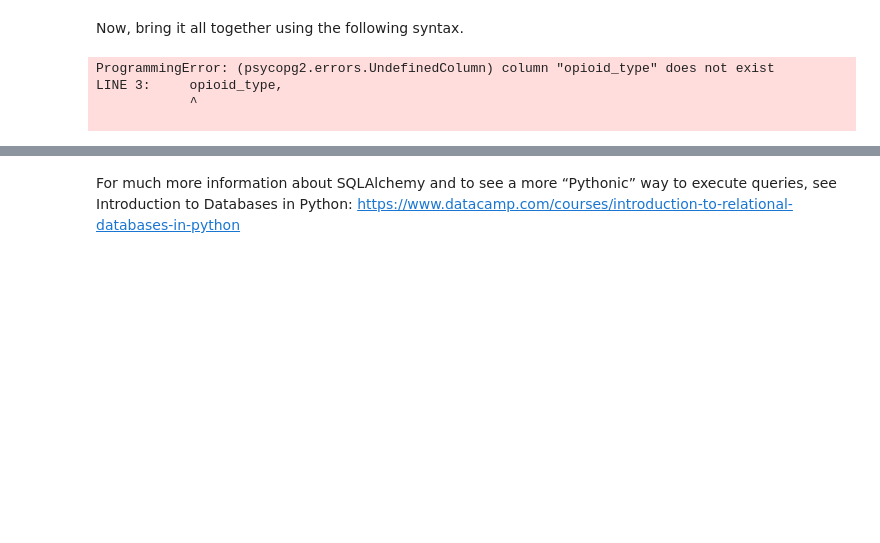
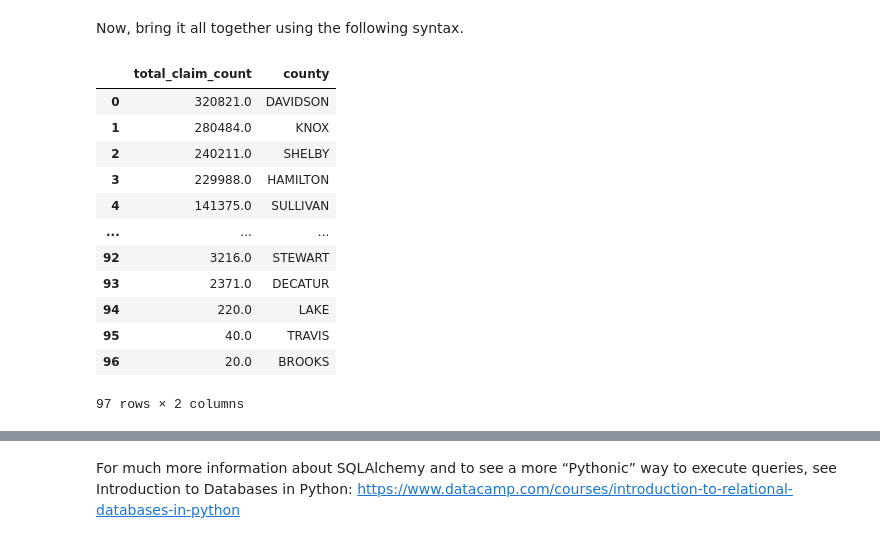
Before and after one commit to NSS-Data-Analytics-Cohort-13/prescribers-python-project-team_scrooged, a Jupyter notebook: notebooks/prescribers.ipynb, the cells around one changed output, grey strips where cells are left out. Drawn from its saved outputs; the diff is of its cells as text; code cells hidden in the pictures; blank space fills up the shorter version.

Commit message:
Finished question 4, starting to provide assistance on number 1

```diff
--- a/notebooks/prescribers.ipynb
+++ b/notebooks/prescribers.ipynb
@@ -45,12 +35,42 @@ ORDER BY
+# %%
+#Question 4
+
+county_claim = '''SELECT 	SUM(p2.total_claim_count) AS total_claim_count
+	,	fc.county
+FROM zip_fips AS zf
+	INNER JOIN prescriber AS p1
+		ON zf.zip = p1.nppes_provider_zip5
+	INNER JOIN (SELECT  total_claim_count
+					,	npi
+				FROM prescription
+				WHERE drug_name IN
+					(	SELECT 	drug_name
+						FROM 	drug
+						WHERE 	opioid_drug_flag = 'Y'))
+						AS p2
+					USING (npi)
+	INNER JOIN fips_county AS fc
+		USING (fipscounty)
+GROUP BY fc.county
+ORDER BY total_claim_count DESC'''
 # %% [markdown]
 Now, bring it all together using the following syntax.
 # %%
 with engine.connect() as connection:
-    people = pd.read_sql(text(query), con = connection)
+    tcc = pd.read_sql(text(county_claim), con = connection)
 
-people.head()
+tcc
 # %% [output]
+|  | total_claim_count | county |
+| 0 | 320821.0 | DAVIDSON |
+| 1 | 280484.0 | KNOX |
+| 2 | 240211.0 | SHELBY |
+| 3 | 229988.0 | HAMILTON |
+| 4 | 141375.0 | SULLIVAN |
+| ... | ... | ... |
+| 92 | 3216.0 | STEWART |
+| 93 | 2371.0 | DECATUR |
+| 94 | 220.0 | LAKE |
+| 95 | 40.0 | TRAVIS |
+| 96 | 20.0 | BROOKS |
-ProgrammingError: (psycopg2.errors.UndefinedColumn) column "opioid_type" does not exist
-LINE 3:     opioid_type,
-            ^
-
+97 rows × 2 columns
```
Also changed, not shown: parts of 7 cells of this notebook, 1 other file.
